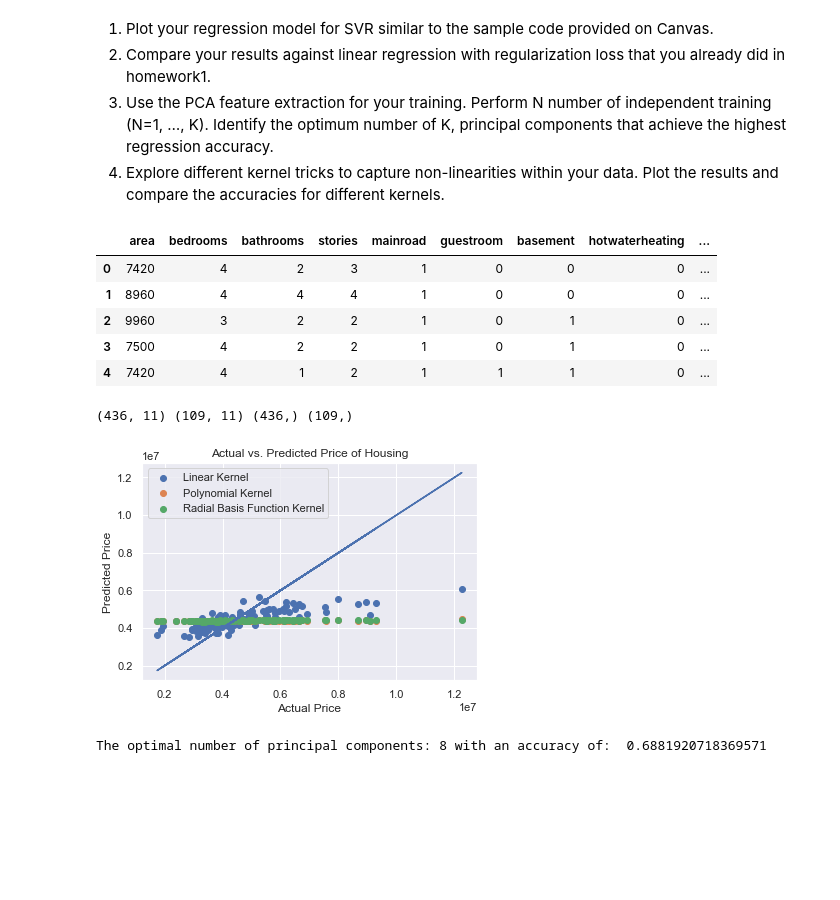
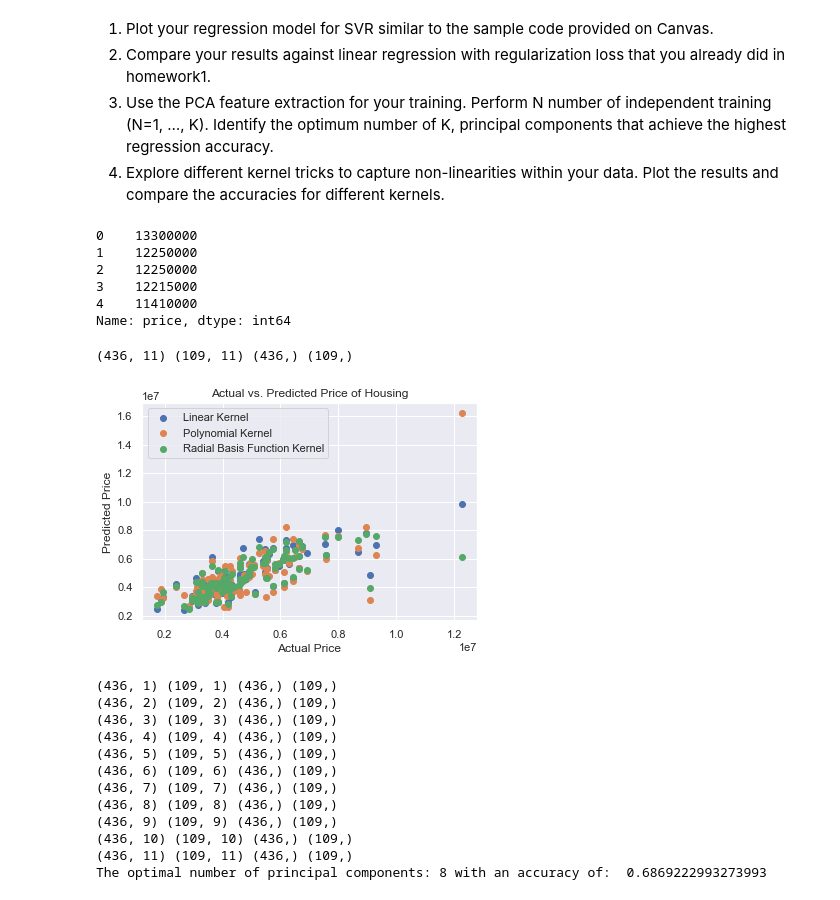
Before and after one commit to NaraPvP/IntroToML, a Jupyter notebook: HW4/Problem2.ipynb, the cells around one changed output. Cells and saved outputs as stored; diff of their text form; code cells hidden in the pictures; blank space fills up the shorter version.

```diff
--- a/HW4/Problem2.ipynb
+++ b/HW4/Problem2.ipynb
@@ -68,13 +70,13 @@ input_vars = ['area', 'bedrooms', 'bathrooms', 'stories',
             'airconditioning', 'parking', 'prefarea']
 x = housing[input_vars]
 y = housing['price']
-x.head()
+y.head()
 # %% [output]
-|  | area | bedrooms | bathrooms | stories | mainroad | guestroom | basement | hotwaterheating | ... |
-| 0 | 7420 | 4 | 2 | 3 | 1 | 0 | 0 | 0 | ... |
-| 1 | 8960 | 4 | 4 | 4 | 1 | 0 | 0 | 0 | ... |
-| 2 | 9960 | 3 | 2 | 2 | 1 | 0 | 1 | 0 | ... |
-| 3 | 7500 | 4 | 2 | 2 | 1 | 0 | 1 | 0 | ... |
-| 4 | 7420 | 4 | 1 | 2 | 1 | 1 | 1 | 0 | ... |
+0    13300000
+1    12250000
+2    12250000
+3    12215000
+4    11410000
+Name: price, dtype: int64
 # %%
 # Training split and feature scaling
@@ -92,25 +94,24 @@ X_test = sc_X.fit_transform(X_test)
 # %% [output]
 (436, 11) (109, 11) (436,) (109,)
 # %%
-svr_lin = SVR(kernel='linear', C=1e3)
+svr_lin = SVR(kernel='linear', C=1e6)
 y_lin = svr_lin.fit(X_train, Y_train).predict(X_test)
-svr_poly = SVR(kernel='poly', C=1e3, degree=2)
+svr_poly = SVR(kernel='poly', C=1e6, degree=2)
 y_poly = svr_poly.fit(X_train, Y_train).predict(X_test)
-svr_rbf = SVR(kernel='rbf', C=1e3, gamma=0.1)
+svr_rbf = SVR(kernel='rbf', C=1e6, gamma=0.1)
 y_rbf = svr_rbf.fit(X_train, Y_train).predict(X_test)
 # %%
 plt.scatter(Y_test, y_lin, label = 'Linear Kernel')
 plt.scatter(Y_test, y_poly, label = 'Polynomial Kernel')
 plt.scatter(Y_test, y_rbf, label = 'Radial Basis Function Kernel')
-plt.plot(Y_test, Y_test)
 
 plt.xlabel("Actual Price")
 plt.ylabel("Predicted Price")
 plt.title("Actual vs. Predicted Price of Housing")
 plt.legend()
 plt.show()
 # %% [output]
-[figure, old version]
+[figure, new version]
 # %%
 # Linear Kernel
 Accuracy_lin = []
@@ -126,22 +127,37 @@ for i in k:
 
     principalComponents = pca_final.fit_transform(x)
     principalDF = pd.DataFrame(data = principalComponents)
+
     X_train, X_test, Y_train, Y_test = train_test_split(principalDF, y, test_size=0.2, random_state = 0)
+    print(X_train.shape, X_test.shape, Y_train.shape, Y_test.shape)
     sc_X = StandardScaler()
     X_train = sc_X.fit_transform(X_train)
-    X_test = sc_X.fit_transform(X_test)
+    X_test = sc_X.transform(X_test)
 
     svr = SVR(kernel='linear', C=1e6)
-    model_SVR = svr.fit(X_train, Y_train.ravel())
+    model_SVR = svr.fit(X_train, Y_train)
     Y_pred = model_SVR.predict(X_test)
-    Accuracy_lin.append(model_SVR.score(X_test, Y_test))
+    #Accuracy_lin.append(mean_squared_error(Y_test, Y_pred))
+    Accuracy_lin.append(r2_score(Y_test, Y_pred))
+    #Accuracy_lin.append(model_SVR.score(Y_test, Y_pred))
     if Accuracy_lin[i-1] > max_accuracy_lin:
         max_k_lin = i
         max_accuracy_lin = Accuracy_lin[i-1]
 print("The optimal number of principal components:",
       max_k_lin, "with an accuracy of: ", max_accuracy_lin)
 # %% [output]
-The optimal number of principal components: 8 with an accuracy of:  0.6881920718369571
+(436, 1) (109, 1) (436,) (109,)
+(436, 2) (109, 2) (436,) (109,)
+(436, 3) (109, 3) (436,) (109,)
+(436, 4) (109, 4) (436,) (109,)
+(436, 5) (109, 5) (436,) (109,)
+(436, 6) (109, 6) (436,) (109,)
+(436, 7) (109, 7) (436,) (109,)
+(436, 8) (109, 8) (436,) (109,)
+(436, 9) (109, 9) (436,) (109,)
+(436, 10) (109, 10) (436,) (109,)
+(436, 11) (109, 11) (436,) (109,)
+The optimal number of principal components: 8 with an accuracy of:  0.6869222993273993
 # %%
 # Poly Kernel
 Accuracy_poly = []
```
Also changed, not shown: parts of 5 cells of this notebook, 3 other files.
